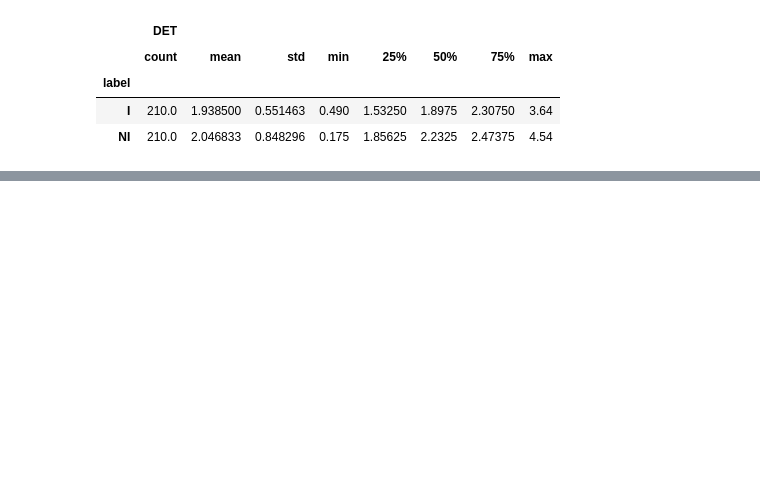
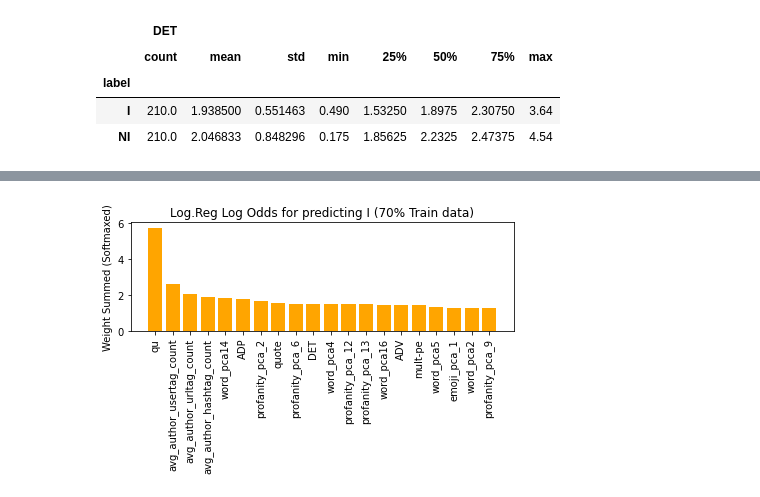
Before and after one commit to tfnribeiro/zenodo-PAN22-aut-prof-irony-stereotype, a Jupyter notebook: Data Analysis.ipynb, the cells around one changed output, grey strips where cells are left out. Drawn from its saved outputs; the diff is of its cells as text; code cells hidden in the pictures; blank space fills up the shorter version.

```diff
--- a/Data Analysis.ipynb
+++ b/Data Analysis.ipynb
@@ -345,0 +395,10 @@ df[['DET','label']].groupby('label').describe()
+# %%
+scores, words = np.array([s for (s,w) in heapq.nsmallest(20,heap)]), [w for (s,w) in heapq.nsmallest(20,heap)]
+plt.bar(words, 1/scores, color="orange")
+plt.title("Log.Reg Log Odds for predicting I (70% Train data)")
+plt.ylabel("Weight Summed (Softmaxed)")
+plt.xticks(words, rotation=90)
+plt.tight_layout()
+plt.show()
+# %% [output]
+[figure, added]
```
Also changed, not shown: parts of 12 cells of this notebook, 8 other files.
